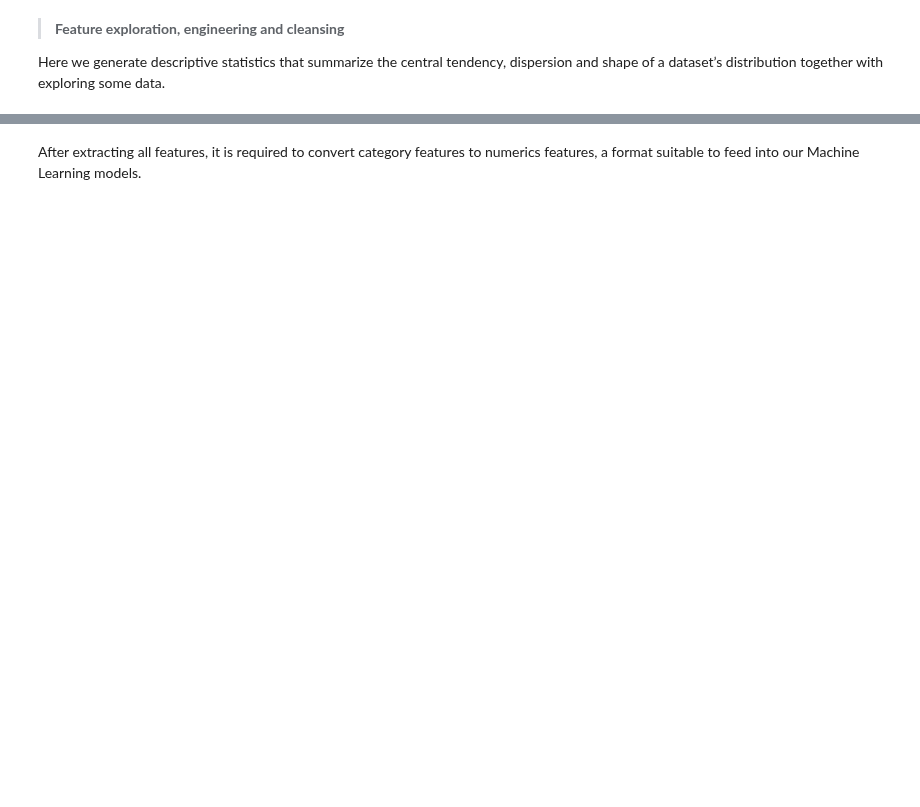
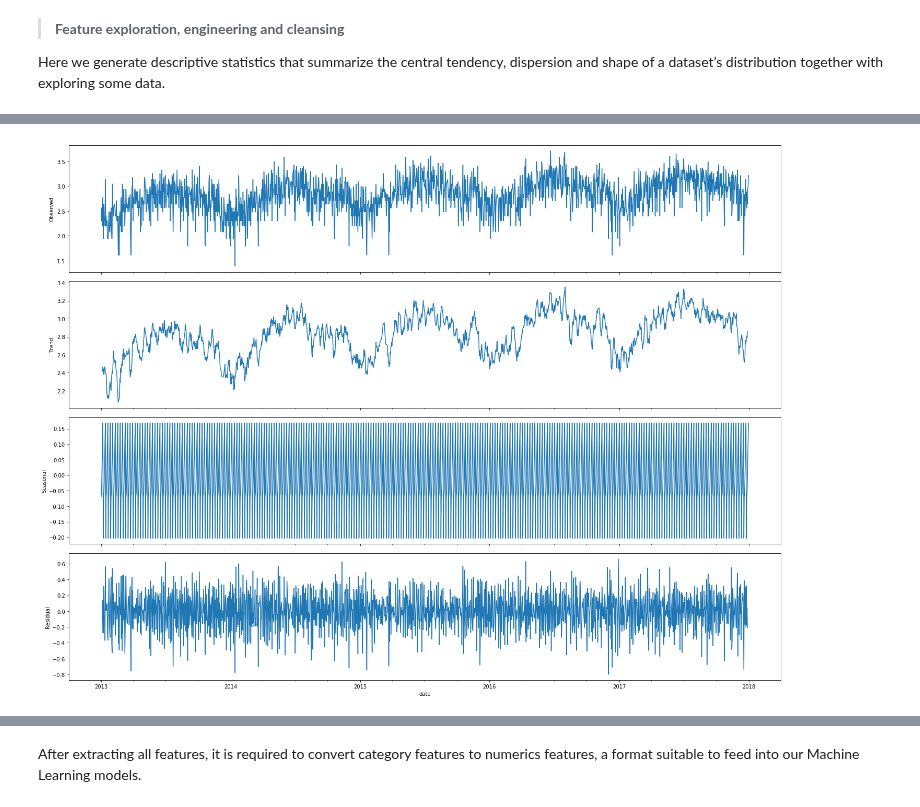
Before and after one commit to monthepp/kaggle, a Jupyter notebook: store_item_demand_forecasting_challenge/store_item_demand_forecasting_challenge.ipynb, the cells around one changed output, grey strips where cells are left out. Cells and saved outputs as stored; diff of their text form; code cells hidden in the pictures; blank space fills up the shorter version.

```diff
--- a/store_item_demand_forecasting_challenge/store_item_demand_forecasting_challenge.ipynb
+++ b/store_item_demand_forecasting_challenge/store_item_demand_forecasting_challenge.ipynb
@@ -179,0 +167,8 @@ data_df.tail(n=3)
+# %%
+# feature exploration: seasonal decompose for store 5 and item 1
+seasonal = sm.tsa.seasonal_decompose(df_data.loc[(df_data['store'] == 5) & (df_data['item'] == 1) & (df_data['datatype'] == 'training'), 'sales']).plot()
+seasonal.set_figwidth(20)
+seasonal.set_figheight(15)
+plt.tight_layout(); plt.show()
+# %% [output]
+[figure, added]
```
Also changed, not shown: parts of 62 cells of this notebook.
